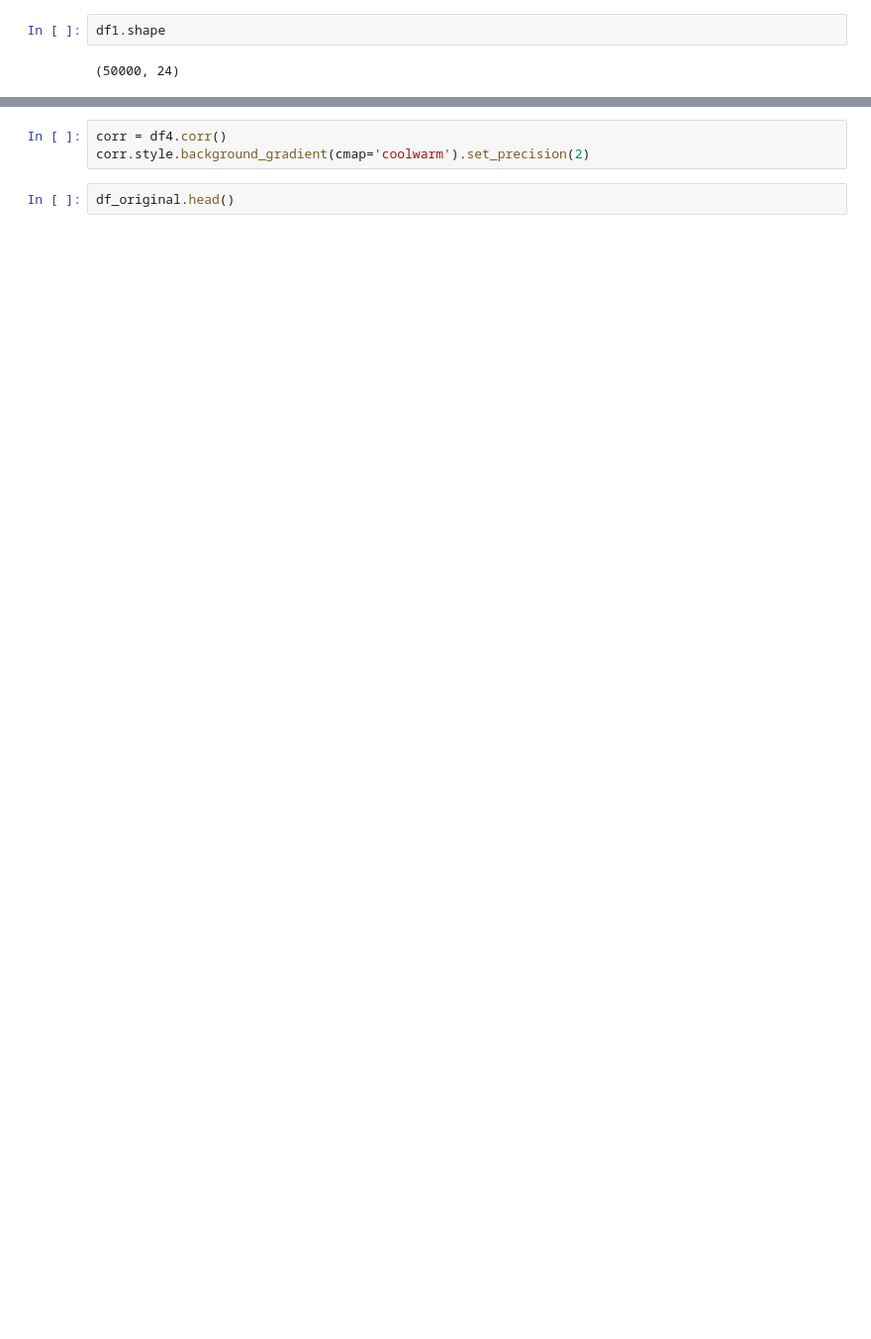
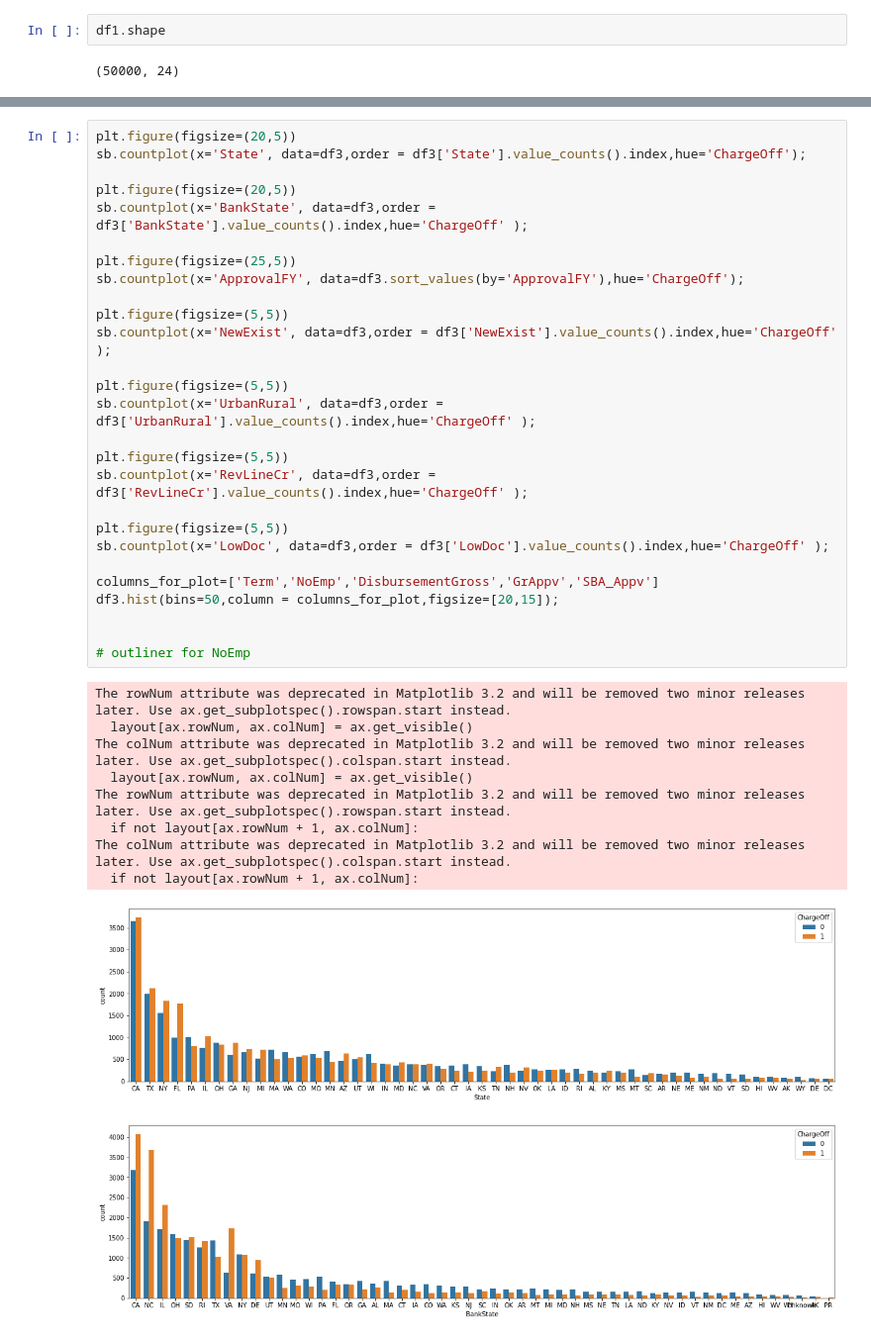
Before and after one commit to pocketgirl89757/CS5228_Project, a Jupyter notebook: data_cleaning.ipynb, the cells around one changed output, grey strips where cells are left out. Shown: that part at 99% size. Saved outputs shown, nothing was run; the diff lists cells and outputs as text; blank space fills up the shorter version.

Commit message:
Add plots

```diff
--- a/data_cleaning.ipynb
+++ b/data_cleaning.ipynb
@@ -142,5 +149,38 @@ sb.clustermap(df4.corr(), annot=True, figsize=(10, 10))
-# %%
-corr = df4.corr()
-corr.style.background_gradient(cmap='coolwarm').set_precision(2)
-# %%
-df_original.head()
+# %%
+plt.figure(figsize=(20,5))
+sb.countplot(x='State', data=df3,order = df3['State'].value_counts().index,hue='ChargeOff');
+
+plt.figure(figsize=(20,5))
+sb.countplot(x='BankState', data=df3,order = df3['BankState'].value_counts().index,hue='ChargeOff' );
+
+plt.figure(figsize=(25,5))
+sb.countplot(x='ApprovalFY', data=df3.sort_values(by='ApprovalFY'),hue='ChargeOff');
+
+plt.figure(figsize=(5,5))
+sb.countplot(x='NewExist', data=df3,order = df3['NewExist'].value_counts().index,hue='ChargeOff' );
+
+plt.figure(figsize=(5,5))
+sb.countplot(x='UrbanRural', data=df3,order = df3['UrbanRural'].value_counts().index,hue='ChargeOff' );
+
+plt.figure(figsize=(5,5))
+sb.countplot(x='RevLineCr', data=df3,order = df3['RevLineCr'].value_counts().index,hue='ChargeOff' );
+
+plt.figure(figsize=(5,5))
+sb.countplot(x='LowDoc', data=df3,order = df3['LowDoc'].value_counts().index,hue='ChargeOff' );
+
+columns_for_plot=['Term','NoEmp','DisbursementGross','GrAppv','SBA_Appv']
+df3.hist(bins=50,column = columns_for_plot,figsize=[20,15]);
+
+
+# outliner for NoEmp
+# %% [output]
+The rowNum attribute was deprecated in Matplotlib 3.2 and will be removed two minor releases later. Use ax.get_subplotspec().rowspan.start instead.
+  layout[ax.rowNum, ax.colNum] = ax.get_visible()
+The colNum attribute was deprecated in Matplotlib 3.2 and will be removed two minor releases later. Use ax.get_subplotspec().colspan.start instead.
+  layout[ax.rowNum, ax.colNum] = ax.get_visible()
+The rowNum attribute was deprecated in Matplotlib 3.2 and will be removed two minor releases later. Use ax.get_subplotspec().rowspan.start instead.
+  if not layout[ax.rowNum + 1, ax.colNum]:
+The colNum attribute was deprecated in Matplotlib 3.2 and will be removed two minor releases later. Use ax.get_subplotspec().colspan.start instead.
+  if not layout[ax.rowNum + 1, ax.colNum]:
+[figure, added]
+[figure, added]
```
Also changed, not shown: parts of 7 cells of this notebook.
